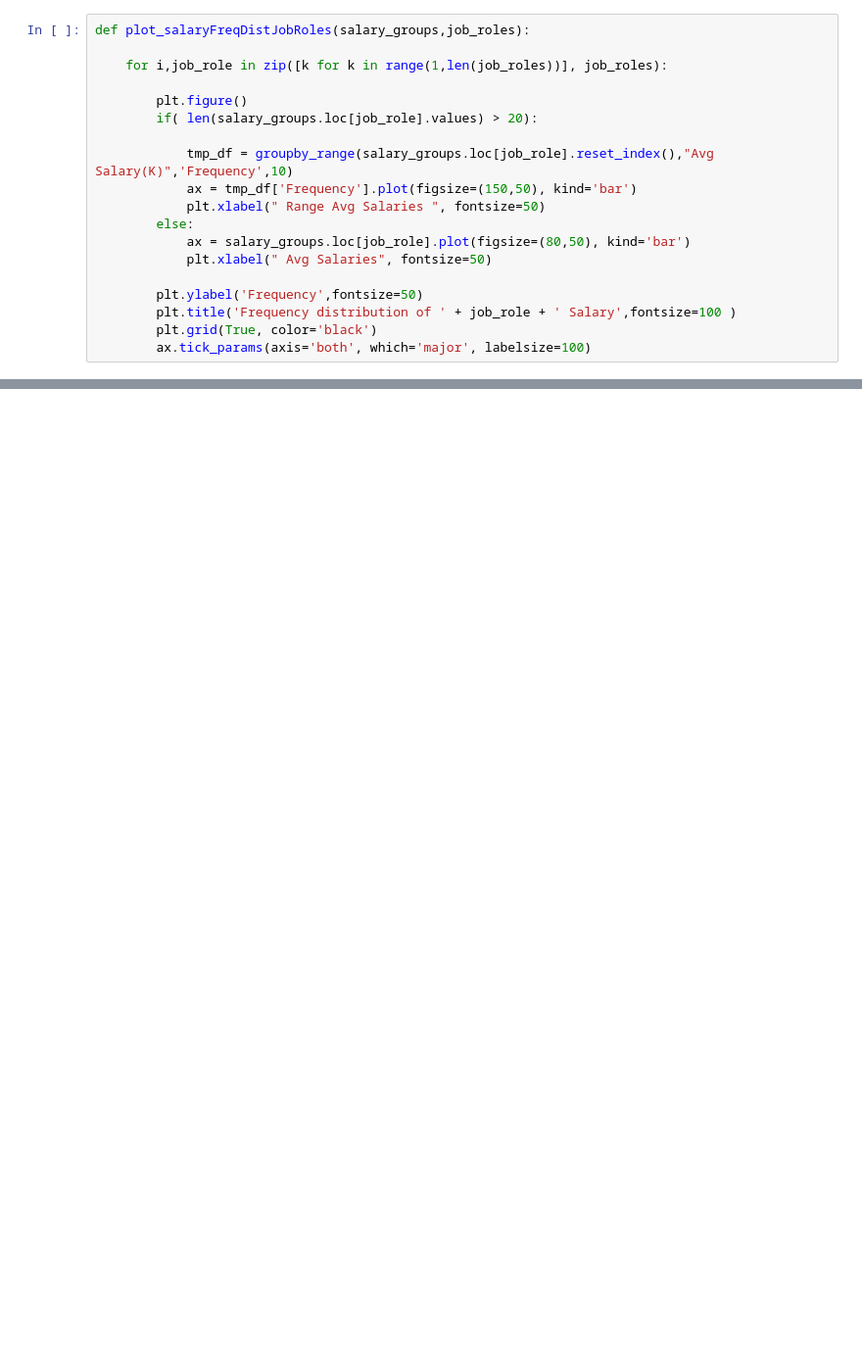
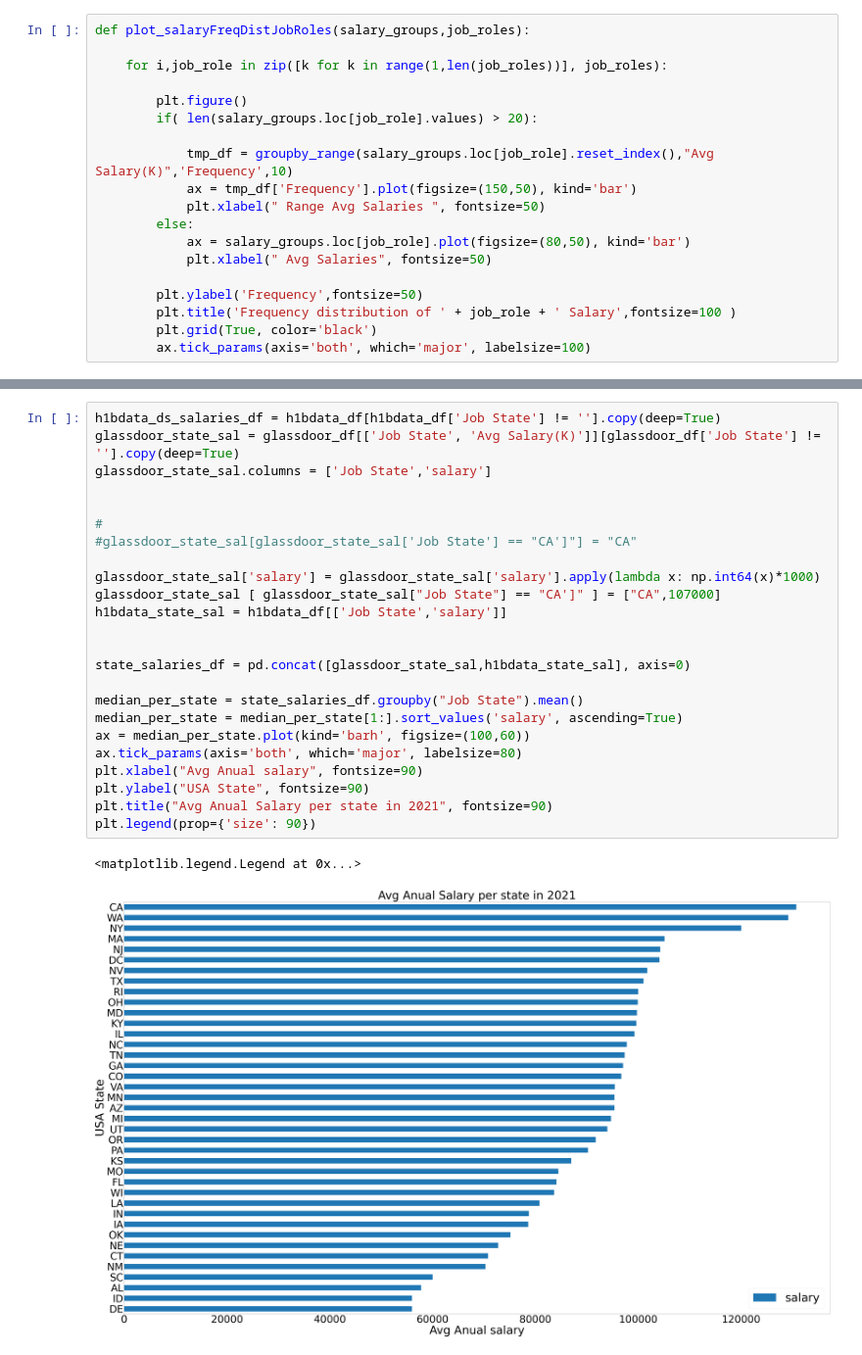
Before and after one commit to lucasvittal2/data_scientist_salaries_analysis, a Jupyter notebook: data_analysis.ipynb, the cells around one changed output, grey strips where cells are left out. Shown at 98% size. Saved outputs shown, nothing was run; the diff lists cells and outputs as text; blank space fills up the shorter version.

```diff
--- a/data_analysis.ipynb
+++ b/data_analysis.ipynb
@@ -468,0 +518,27 @@ ax.tick_params(axis='both', which='major', labelsize=40)
+# %%
+h1bdata_ds_salaries_df = h1bdata_df[h1bdata_df['Job State'] != ''].copy(deep=True)
+glassdoor_state_sal = glassdoor_df[['Job State', 'Avg Salary(K)']][glassdoor_df['Job State'] != ''].copy(deep=True)
+glassdoor_state_sal.columns = ['Job State','salary']
+
+
+#
+#glassdoor_state_sal[glassdoor_state_sal['Job State'] == "CA']"] = "CA"
+
+glassdoor_state_sal['salary'] = glassdoor_state_sal['salary'].apply(lambda x: np.int64(x)*1000)
+glassdoor_state_sal [ glassdoor_state_sal["Job State"] == "CA']" ] = ["CA",107000]
+h1bdata_state_sal = h1bdata_df[['Job State','salary']]
+
+
+state_salaries_df = pd.concat([glassdoor_state_sal,h1bdata_state_sal], axis=0)
+
+median_per_state = state_salaries_df.groupby("Job State").mean()
+median_per_state = median_per_state[1:].sort_values('salary', ascending=True)
+ax = median_per_state.plot(kind='barh', figsize=(100,60))
+ax.tick_params(axis='both', which='major', labelsize=80)
+plt.xlabel("Avg Anual salary", fontsize=90)
+plt.ylabel("USA State", fontsize=90)
+plt.title("Avg Anual Salary per state in 2021", fontsize=90)
+plt.legend(prop={'size': 90})
+# %% [output]
+<matplotlib.legend.Legend at 0x...>
+[figure, added]
```
Also changed, not shown: parts of 42 cells of this notebook, 2 other files.
